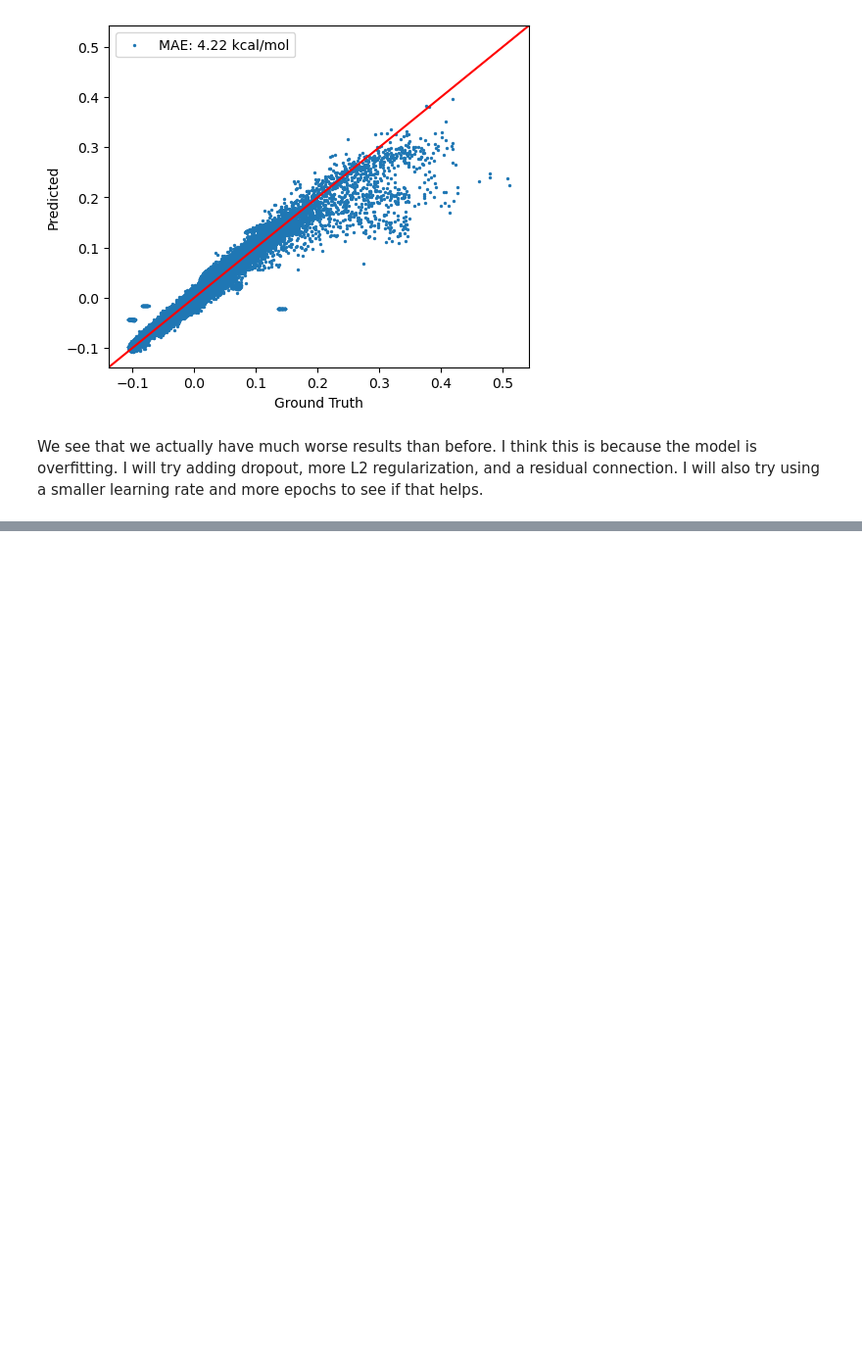
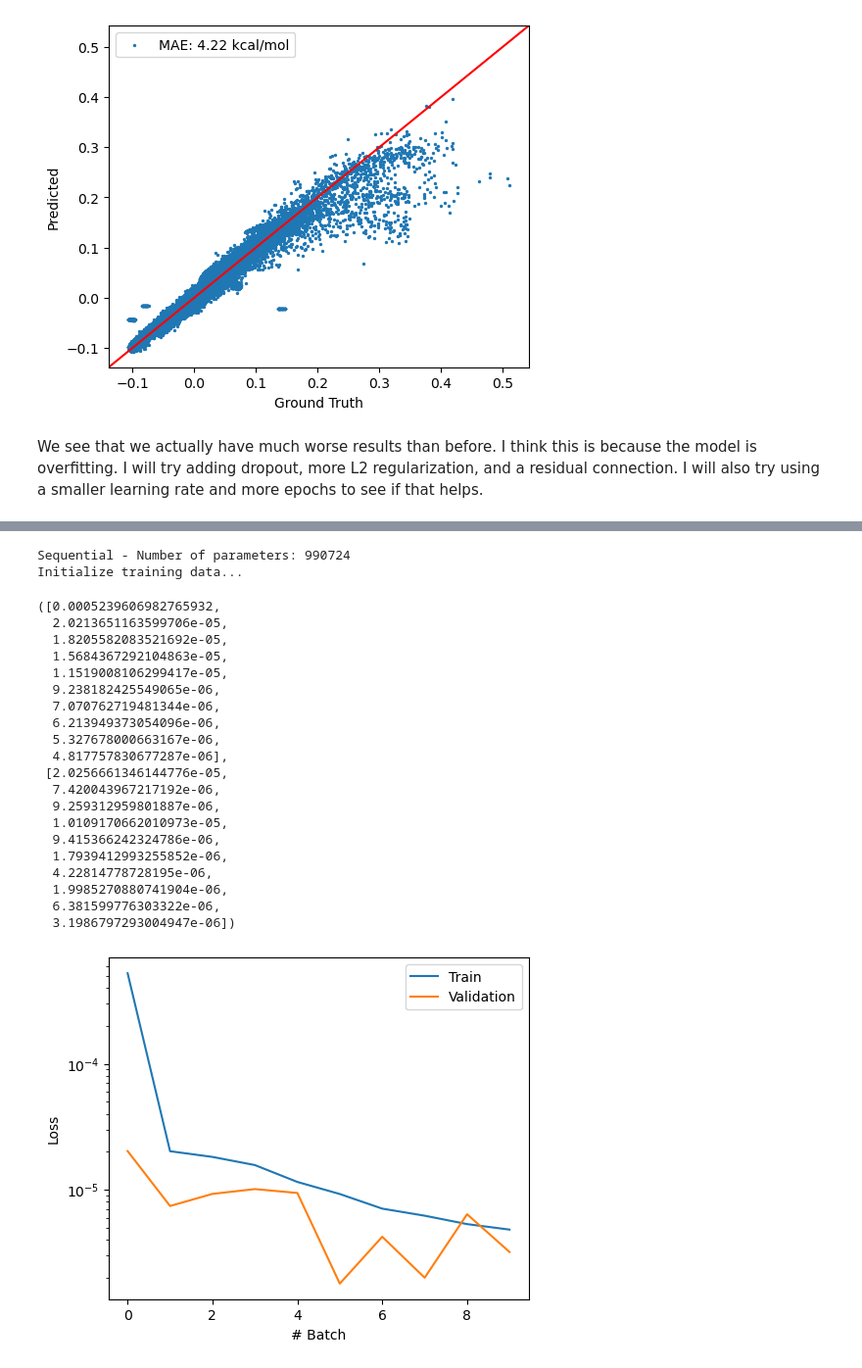
Before and after one commit to Qile0317/bioe142-final-project, a Jupyter notebook: checkpoint3.ipynb, the cells around one changed output, grey strips where cells are left out. Shown: that part at 98% size. Saved outputs shown, nothing was run; the diff lists cells and outputs as text; code cells hidden in the pictures; blank space fills up the shorter version.

```diff
--- a/checkpoint3.ipynb
+++ b/checkpoint3.ipynb
@@ -375,0 +403,64 @@ Initialize training data...
+# %%
+class AttentionANI(nn.Module):
+    def __init__(self, input_dim=aev_dim, hidden_dim=128, num_heads=2, output_dim=1):
+        super(AttentionANI, self).__init__()
+
+        self.input_projection = nn.Linear(input_dim, hidden_dim)
+        self.attention = nn.MultiheadAttention(
+            embed_dim=hidden_dim,
+            num_heads=num_heads,
+            batch_first=True
+        )
+        self.norm1 = nn.LayerNorm(hidden_dim)
+        self.norm2 = nn.LayerNorm(hidden_dim)
+
+        self.fc = nn.Sequential(
+            nn.Linear(hidden_dim, hidden_dim * 4),
+            nn.SiLU(),
+            nn.Linear(hidden_dim * 4, hidden_dim)
+        )
+
+        self.output_layer = nn.Linear(hidden_dim, output_dim)
+
+    def forward(self, x):
+        x = self.input_projection(x)
+        attn_out, _ = self.attention(x, x, x)
+        x = self.norm1(x + attn_out)
+        fc_out = self.fc(x)
+        x = self.norm2(x + fc_out)
+        return self.output_layer(x)
+
+# I'll first train for 10 epochs, if promising I'll keep training
+trainer4 = ANITrainer(
+    model=create_model(AttentionANI),
+    batch_size=1048/2,
+    learning_rate=1e-4,
+    epoch=10,
+    l2=1e-4
+)
+
+trainer4.train(train_data=train_data, val_data=val_data, early_stop=True, draw_curve=True)
+# %% [output]
+Sequential - Number of parameters: 990724
+Initialize training data...
+([0.0005239606982765932,
+  2.0213651163599706e-05,
+  1.8205582083521692e-05,
+  1.5684367292104863e-05,
+  1.1519008106299417e-05,
+  9.238182425549065e-06,
+  7.070762719481344e-06,
+  6.213949373054096e-06,
+  5.327678000663167e-06,
+  4.817757830677287e-06],
+ [2.0256661346144776e-05,
+  7.420043967217192e-06,
+  9.259312959801887e-06,
+  1.0109170662010973e-05,
+  9.415366242324786e-06,
+  1.7939412993255852e-06,
+  4.22814778728195e-06,
+  1.9985270880741904e-06,
+  6.381599776303322e-06,
+  3.1986797293004947e-06])
+[figure, added]
```
Also changed, not shown: parts of 14 cells of this notebook.
